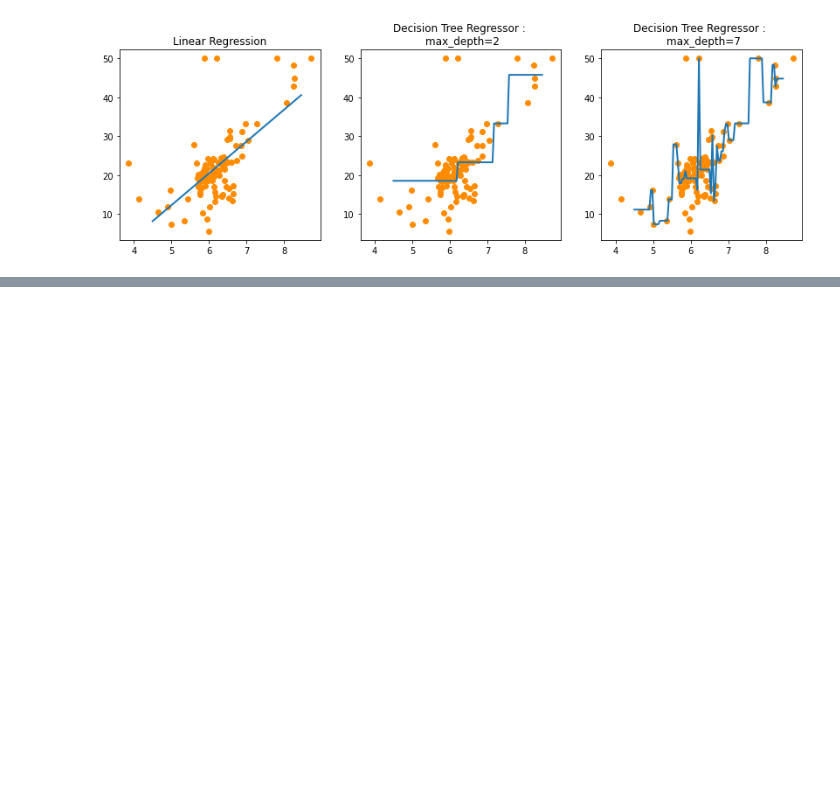
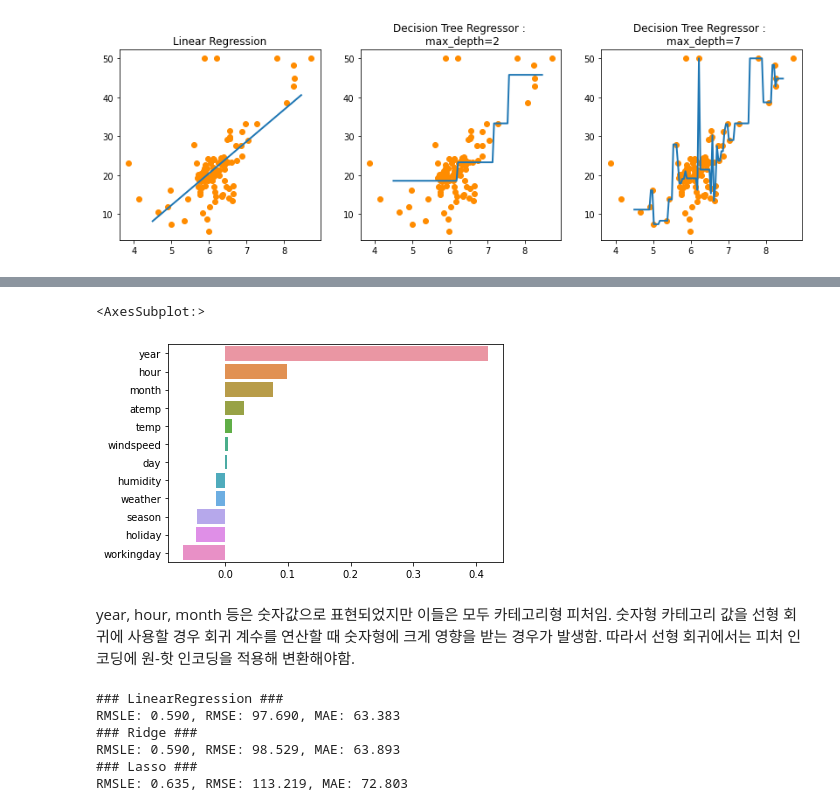
Before and after one commit to kayeehan/ML-books-study, a Jupyter notebook: ML-books(파이썬 머신러닝 완벽 가이드)_Ch.04~05.ipynb, the cells around one changed output, grey strips where cells are left out. Cells and saved outputs as stored; diff of their text form; code cells hidden in the pictures; blank space fills up the shorter version.

```diff
--- a/ML-books(파이썬 머신러닝 완벽 가이드)_Ch.04~05.ipynb
+++ b/ML-books(파이썬 머신러닝 완벽 가이드)_Ch.04~05.ipynb
@@ -2669,0 +2848,42 @@ ax3.plot(X_test, pred_rf7, label='max_depth:7', linewidth=2)
+# %%
+# 회귀 계숫값 시각화
+coef = pd.Series(lr_reg.coef_, index=X_features.columns)
+coef_sort = coef.sort_values(ascending=False)
+sns.barplot(x=coef_sort.values, y=coef_sort.index)
+# %% [output]
+<AxesSubplot:>
+[figure, added]
+# %% [markdown]
+year, hour, month 등은 숫자값으로 표현되었지만 이들은 모두 카테고리형 피처임. 숫자형 카테고리 값을 선형 회귀에 사용할 경우 회귀 계수를 연산할 때 숫자형에 크게 영향을 받는 경우가 발생함. 따라서 선형 회귀에서는 피처 인코딩에 원-핫 인코딩을 적용해 변환해야함.
+# %%
+# 'year','month','day','hour' 등의 피처들을 One Hot Encoding
+X_features_ohe = pd.get_dummies(X_features, columns=['year','month','day','hour','holiday','workingday','season','weather'])
+
+# 원-핫 인코딩이 적용된 피처 데이터 세트 기반으로 학습/예측 데이터 분할
+X_train, X_test, y_train, y_test = train_test_split(X_features_ohe, y_target_log, test_size=0.3, random_state=0)
+
+# 모델과 학습/테스트 데이터 세트를 입력하면 성능 평가 수치를 반환
+def get_model_predict(model, X_train, X_test, y_train, y_test, is_expm1=False):
+    model.fit(X_train, y_train)
+    pred = model.predict(X_test)
+    if is_expm1:
+        y_test = np.expm1(y_test)
+        pred = np.expm1(pred)
+    print('###',model.__class__.__name__,'###')
+    evaluate_regr(y_test, pred)
+# end of function get_model_predict
+
+# 모델별로 평가 수행
+lr_reg = LinearRegression()
+ridge_reg = Ridge(alpha=10)
+lasso_reg = Lasso(alpha=0.01)
+
+for model in [lr_reg, ridge_reg, lasso_reg]:
+    get_model_predict(model,X_train,X_test,y_train,y_test,is_expm1=True)
+# %% [output]
+### LinearRegression ###
+RMSLE: 0.590, RMSE: 97.690, MAE: 63.383
+### Ridge ###
+RMSLE: 0.590, RMSE: 98.529, MAE: 63.893
+### Lasso ###
+RMSLE: 0.635, RMSE: 113.219, MAE: 72.803
```
Also changed, not shown: parts of 50 cells of this notebook.
